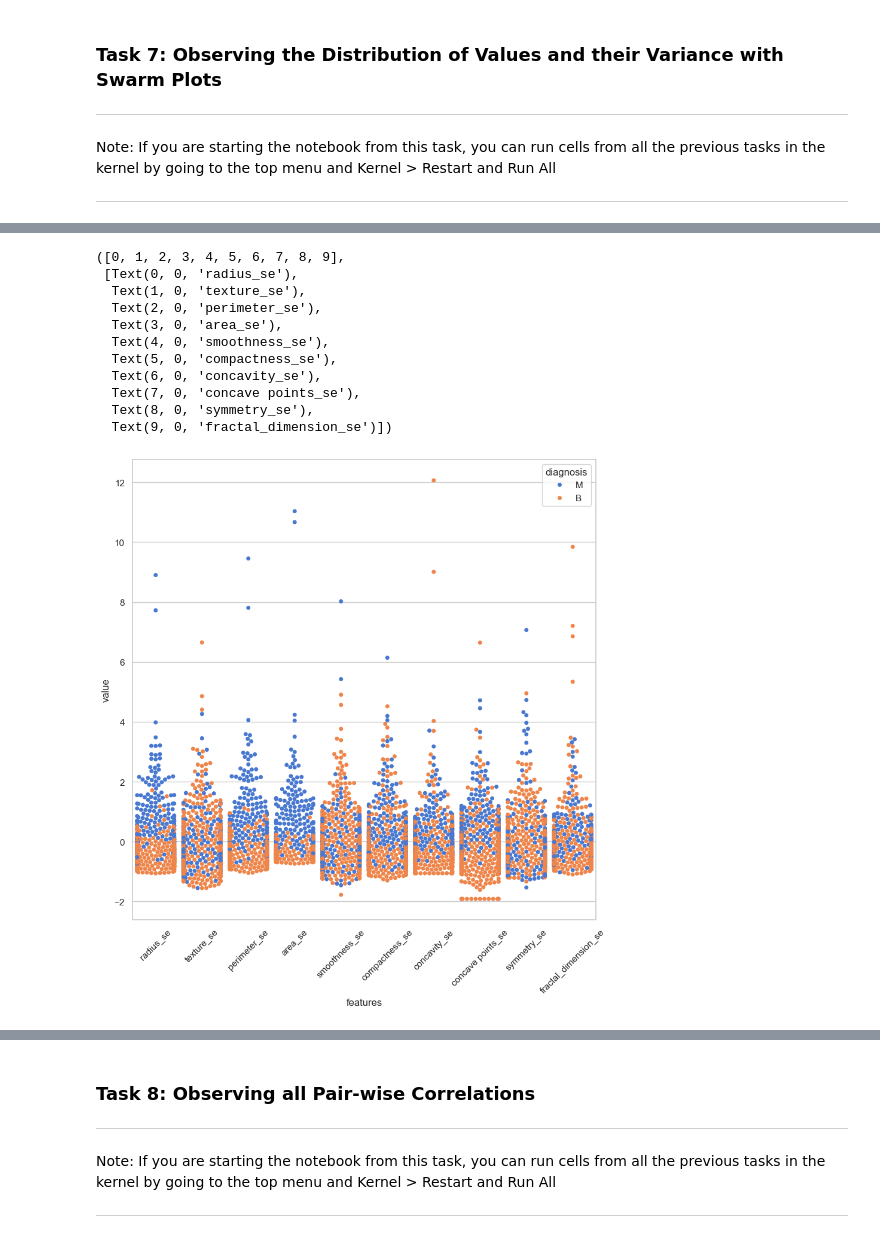
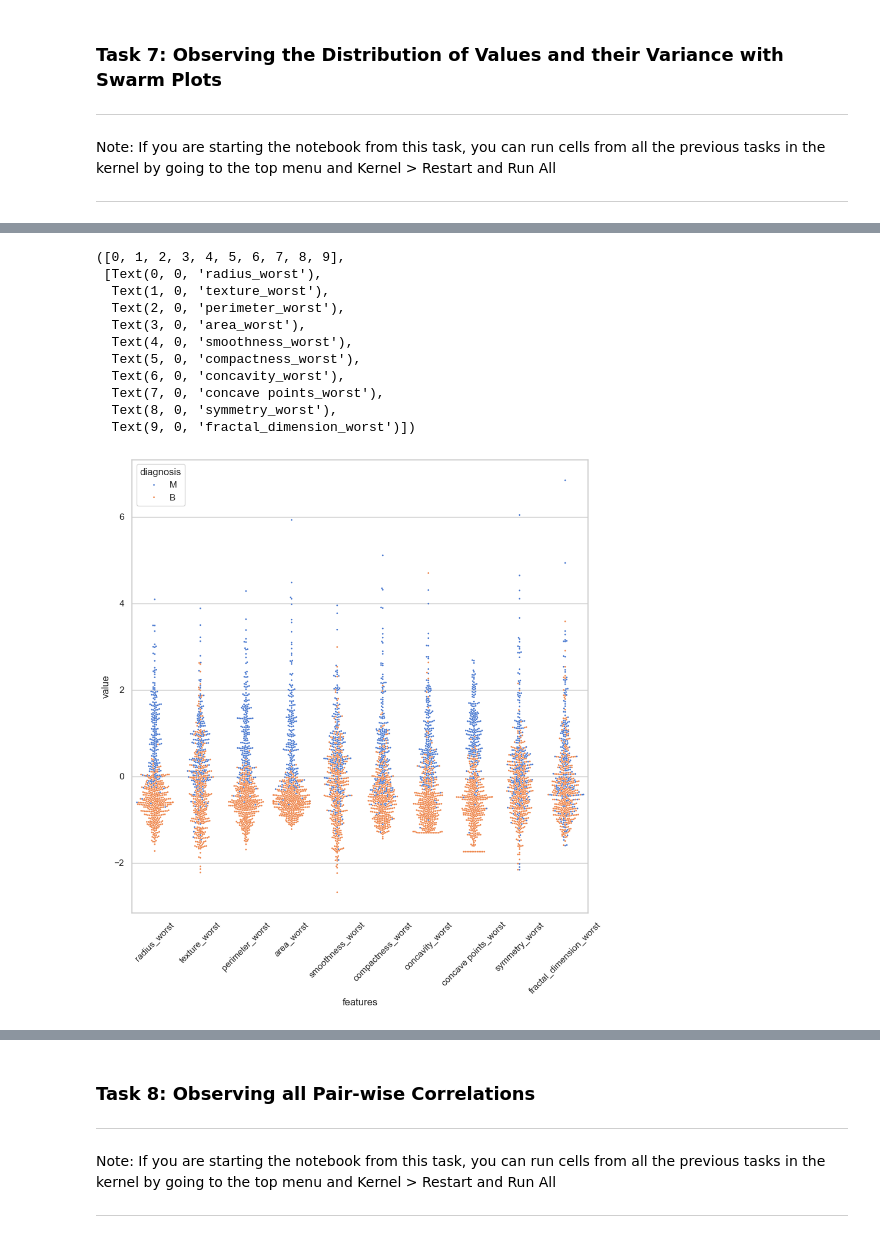
Before and after one commit to rasikasrimal/TumorDiagnosis, a Jupyter notebook: Learner_Notebook.ipynb, the cells around one changed output, grey strips where cells are left out. Cells and saved outputs as stored; diff of their text form; code cells hidden in the pictures.

```diff
--- a/Learner_Notebook.ipynb
+++ b/Learner_Notebook.ipynb
@@ -241,26 +280,26 @@ plt.xticks(rotation=45)
 # %%
 sns.set(style="whitegrid", palette="muted")
 
 data = x
 data_std = (data - data.mean()) / (data.std())
-data = pd.concat([y,data_std.iloc[:,10:20]],axis=1)
+data = pd.concat([y,data_std.iloc[:,20:30]],axis=1)
 data = pd.melt(data,id_vars="diagnosis",
                     var_name="features",
                     value_name='value')
 plt.figure(figsize=(10,10))
 # tic = time.time()
-sns.swarmplot(x="features", y="value", hue="diagnosis", data=data)
+sns.swarmplot(x="features", y="value", hue="diagnosis", data=data, size=2)
 plt.xticks(rotation=45)
 # %% [output]
 ([0, 1, 2, 3, 4, 5, 6, 7, 8, 9],
- [Text(0, 0, 'radius_se'),
-  Text(1, 0, 'texture_se'),
-  Text(2, 0, 'perimeter_se'),
-  Text(3, 0, 'area_se'),
-  Text(4, 0, 'smoothness_se'),
-  Text(5, 0, 'compactness_se'),
-  Text(6, 0, 'concavity_se'),
-  Text(7, 0, 'concave points_se'),
-  Text(8, 0, 'symmetry_se'),
-  Text(9, 0, 'fractal_dimension_se')])
+ [Text(0, 0, 'radius_worst'),
+  Text(1, 0, 'texture_worst'),
+  Text(2, 0, 'perimeter_worst'),
+  Text(3, 0, 'area_worst'),
+  Text(4, 0, 'smoothness_worst'),
+  Text(5, 0, 'compactness_worst'),
+  Text(6, 0, 'concavity_worst'),
+  Text(7, 0, 'concave points_worst'),
+  Text(8, 0, 'symmetry_worst'),
+  Text(9, 0, 'fractal_dimension_worst')])
-[figure, old version]
+[figure, new version]
```
Also changed, not shown: parts of 3 cells of this notebook.
